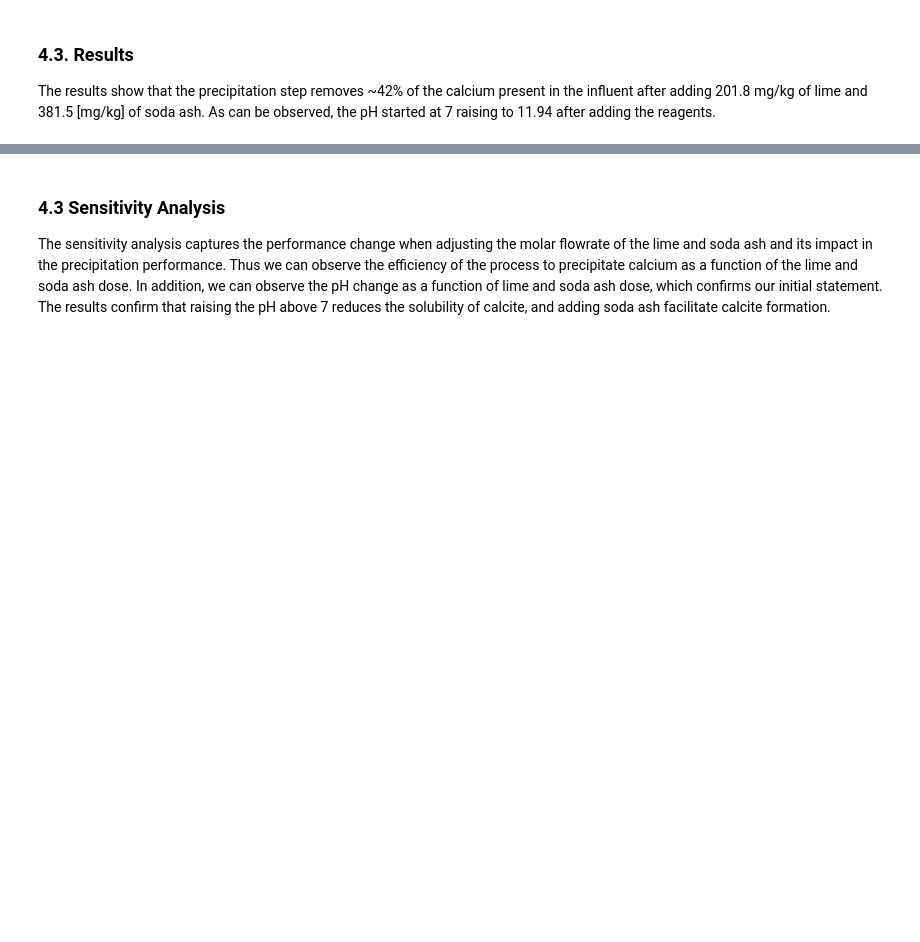
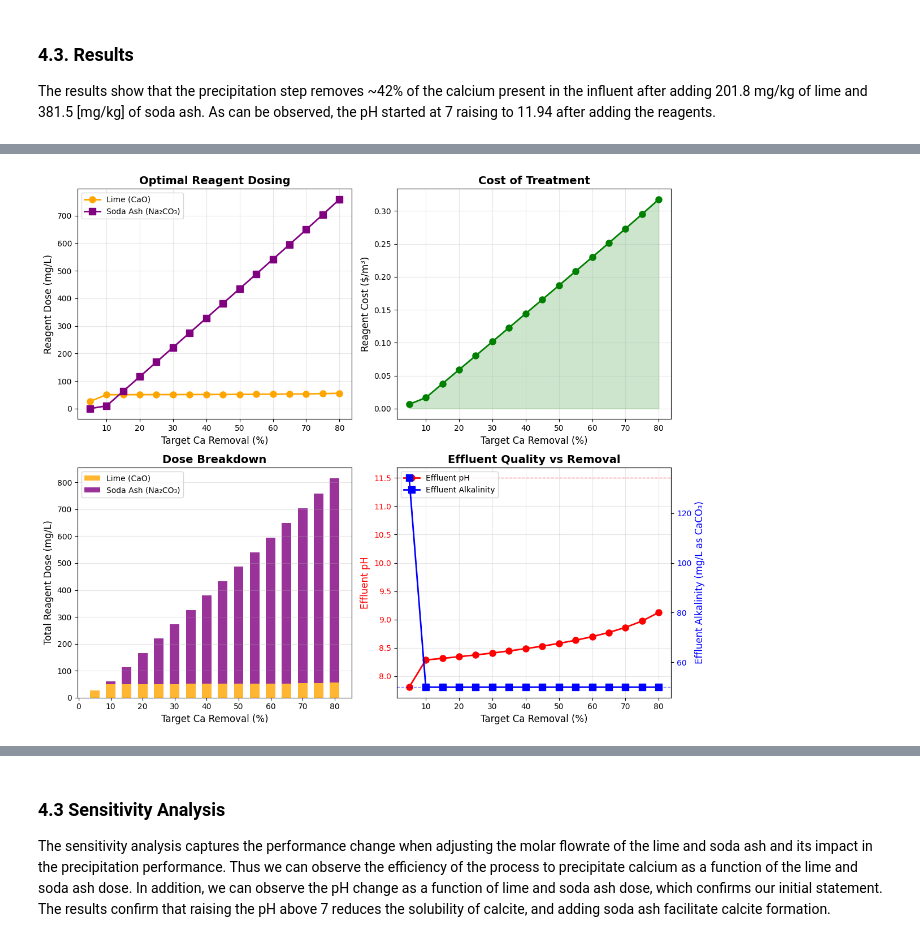
Before and after one commit to sufikaur/myfork-watertap_academy_fall_2025, a Jupyter notebook: week8/Detail_Chemistry_Model_Integration_Tutorial.ipynb, the cells around one changed output, grey strips where cells are left out. Saved outputs shown, nothing was run; the diff lists cells and outputs as text; code cells hidden in the pictures; blank space fills up the shorter version.

```diff
--- a/week8/Detail_Chemistry_Model_Integration_Tutorial.ipynb
+++ b/week8/Detail_Chemistry_Model_Integration_Tutorial.ipynb
@@ -468,0 +302,19 @@ Model Degrees of Freedom = 0
+# %%
+################## Fix Inputs and Model Scaling #############################
+# Reaktoro-PSE applies scaling internally in the absence of user-defined scaling factors for inputs and outputs
+m.fs.unit.feed_pH.fix(
+    7.9
+)  # fixing pH (value given in the problem statement)
+
+m.fs.unit.flow_mol_reagent["Na2CO3"].fix(1e-1)
+m.fs.unit.flow_mol_reagent["CaO"].fix(1e-1)
+m.fs.unit.reagent_dose["Na2CO3"].unfix()
+m.fs.unit.reagent_dose["CaO"].unfix()
+m.fs.unit.flow_mass_precipitate["Calcite"].unfix()
+
+
+m.fs.unit.eq_precipitation.initialize()
+print("Model Degrees of Freedom = " + str(degrees_of_freedom(m)))
+solver = get_cyipopt_watertap_solver(max_iter=200, linear_solver="mumps", pivtol=1e-2)
+result = solver.solve(m, tee=True)
+assert_optimal_termination(result)  # check optimal condition
@@ -471,0 +629,61 @@ The results show that the precipitation step removes ~42% of the calcium present
+# %%
+# Create figure with 4 subplots (2x2)
+fig, axes = plt.subplots(2, 2, figsize=(12, 10))
+
+# Plot 1: Reagent doses vs target removal
+ax1 = axes[0, 0]
+ax1.plot(targets, lime_doses, 'o-', color='orange', linewidth=2, markersize=8, label='Lime (CaO)')
+ax1.plot(targets, soda_doses, 's-', color='purple', linewidth=2, markersize=8, label='Soda Ash (Na₂CO₃)')
+ax1.set_xlabel('Target Ca Removal (%)', fontsize=12)
+ax1.set_ylabel('Reagent Dose (mg/L)', fontsize=12)
+ax1.set_title('Optimal Reagent Dosing', fontsize=14, fontweight='bold')
+ax1.legend(fontsize=10)
+ax1.grid(True, alpha=0.3)
+
+# Plot 2: Cost vs target removal
+ax2 = axes[0, 1]
+ax2.plot(targets, costs, 'o-', color='green', linewidth=2, markersize=8)
+ax2.fill_between(targets, costs, alpha=0.2, color='green')
+ax2.set_xlabel('Target Ca Removal (%)', fontsize=12)
+ax2.set_ylabel('Reagent Cost ($/m³)', fontsize=12)
+ax2.set_title('Cost of Treatment', fontsize=14, fontweight='bold')
+ax2.grid(True, alpha=0.3)
+
+# Plot 3: Stacked dose breakdown
+ax3 = axes[1, 0]
+ax3.bar(targets, lime_doses, width=3, label='Lime (CaO)', color='orange', alpha=0.8)
+ax3.bar(targets, soda_doses, width=3, bottom=lime_doses, label='Soda Ash (Na₂CO₃)', color='purple', alpha=0.8)
+ax3.set_xlabel('Target Ca Removal (%)', fontsize=12)
+ax3.set_ylabel('Total Reagent Dose (mg/L)', fontsize=12)
+ax3.set_title('Dose Breakdown', fontsize=14, fontweight='bold')
+ax3.legend(fontsize=10)
+ax3.grid(True, alpha=0.3, axis='y')
+
+# Plot 4: Effluent pH and Alkalinity vs Ca Removal
+ax4 = axes[1, 1]
+ax4_twin = ax4.twinx()  # Secondary y-axis for alkalinity
+
+# pH on left axis
+line1, = ax4.plot(targets, pHs, 'o-', color='red', linewidth=2, markersize=8, label='Effluent pH')
+ax4.set_xlabel('Target Ca Removal (%)', fontsize=12)
+ax4.set_ylabel('Effluent pH', fontsize=12, color='red')
+ax4.tick_params(axis='y', labelcolor='red')
+ax4.axhline(y=11.5, color='red', linestyle='--', linewidth=1, alpha=0.5, label='pH Limit (11.5)')
+
+# Alkalinity on right axis
+line2, = ax4_twin.plot(targets, alkalinities, 's-', color='blue', linewidth=2, markersize=8, label='Effluent Alkalinity')
+ax4_twin.set_ylabel('Effluent Alkalinity (mg/L as CaCO₃)', fontsize=12, color='blue')
+ax4_twin.tick_params(axis='y', labelcolor='blue')
+ax4_twin.axhline(y=50, color='blue', linestyle='--', linewidth=1, alpha=0.5, label='Alk Min (50)')
+
+# Combined legend
+lines = [line1, line2]
+labels = [l.get_label() for l in lines]
+ax4.legend(lines, labels, loc='upper left', fontsize=10)
+
+ax4.set_title('Effluent Quality vs Removal', fontsize=14, fontweight='bold')
+ax4.grid(True, alpha=0.3)
+
+plt.tight_layout()
+# %% [output]
+[figure, added]
```
Also changed, not shown: parts of 24 cells of this notebook.
